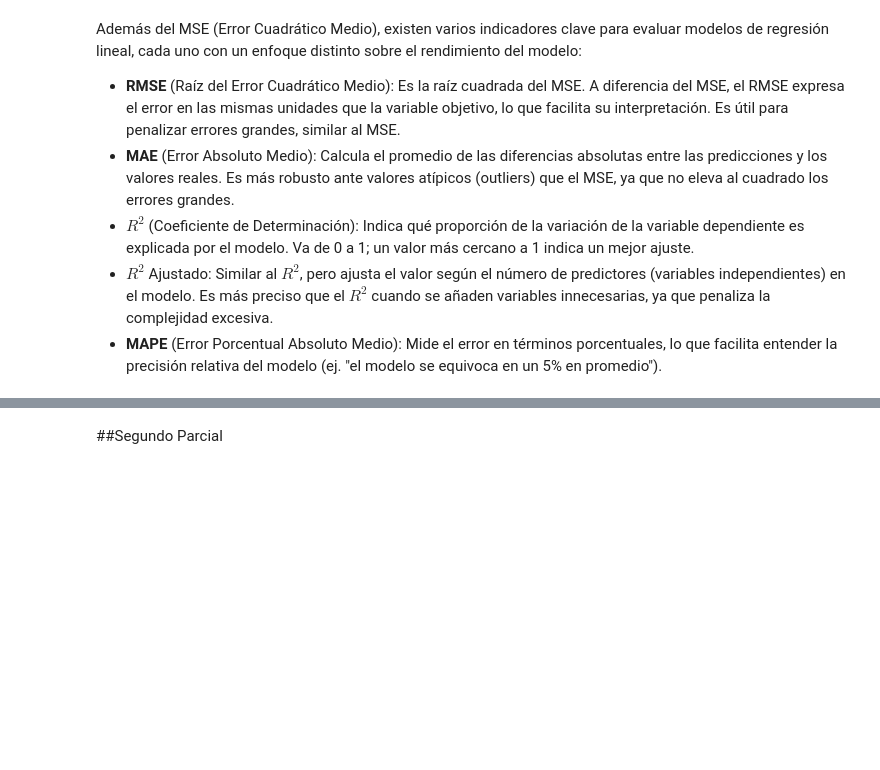
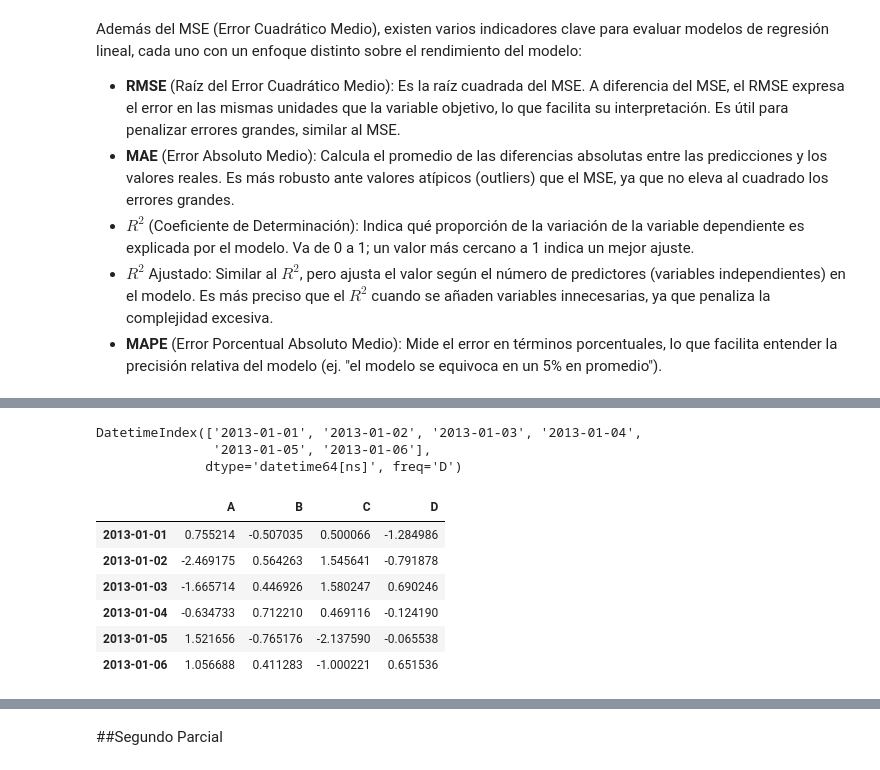
Before and after one commit to aztcc/minerodedatos77, a Jupyter notebook: MineriaDeDatos.ipynb, the cells around one changed output, grey strips where cells are left out. Drawn from its saved outputs; the diff is of its cells as text; code cells hidden in the pictures; blank space fills up the shorter version.

```diff
--- a/MineriaDeDatos.ipynb
+++ b/MineriaDeDatos.ipynb
@@ -911,0 +929,18 @@ Además del MSE (Error Cuadrático Medio), existen varios indicadores clave para
+# %%
+dates = pd.date_range("20130101", periods=6)
+dates
+# %% [output]
+DatetimeIndex(['2013-01-01', '2013-01-02', '2013-01-03', '2013-01-04',
+               '2013-01-05', '2013-01-06'],
+              dtype='datetime64[ns]', freq='D')
+# %%
+df = pd.DataFrame(np.random.randn(6, 4), index=dates, columns=list("ABCD"))
+df
+# %% [output]
+|  | A | B | C | D |
+| 2013-01-01 | 0.755214 | -0.507035 | 0.500066 | -1.284986 |
+| 2013-01-02 | -2.469175 | 0.564263 | 1.545641 | -0.791878 |
+| 2013-01-03 | -1.665714 | 0.446926 | 1.580247 | 0.690246 |
+| 2013-01-04 | -0.634733 | 0.712210 | 0.469116 | -0.124190 |
+| 2013-01-05 | 1.521656 | -0.765176 | -2.137590 | -0.065538 |
+| 2013-01-06 | 1.056688 | 0.411283 | -1.000221 | 0.651536 |
```
Also changed, not shown: parts of 16 cells of this notebook.
